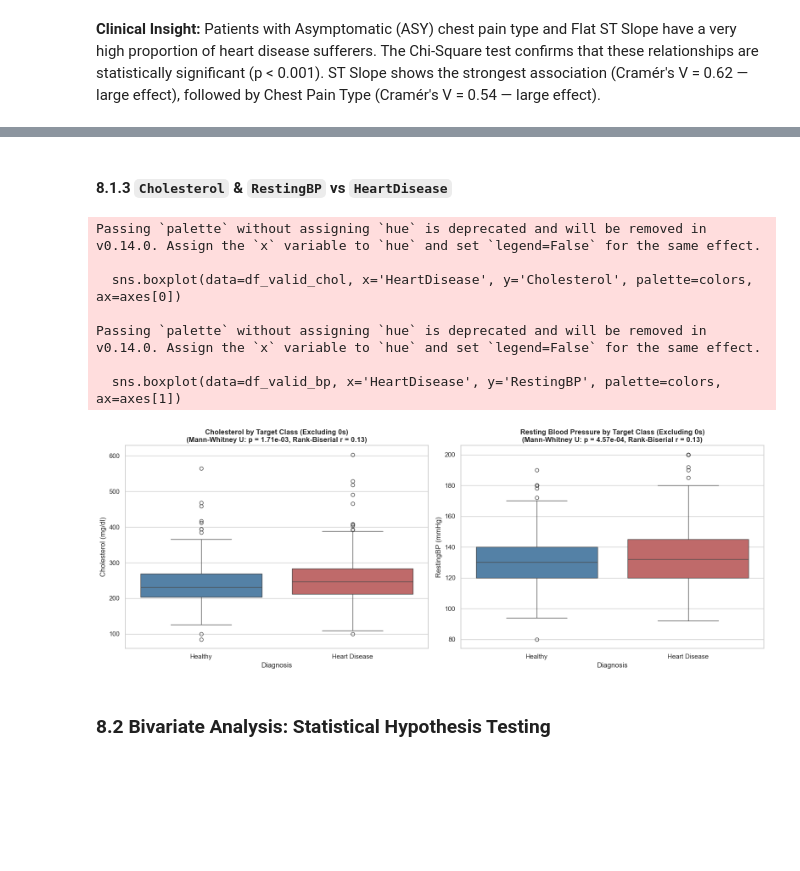
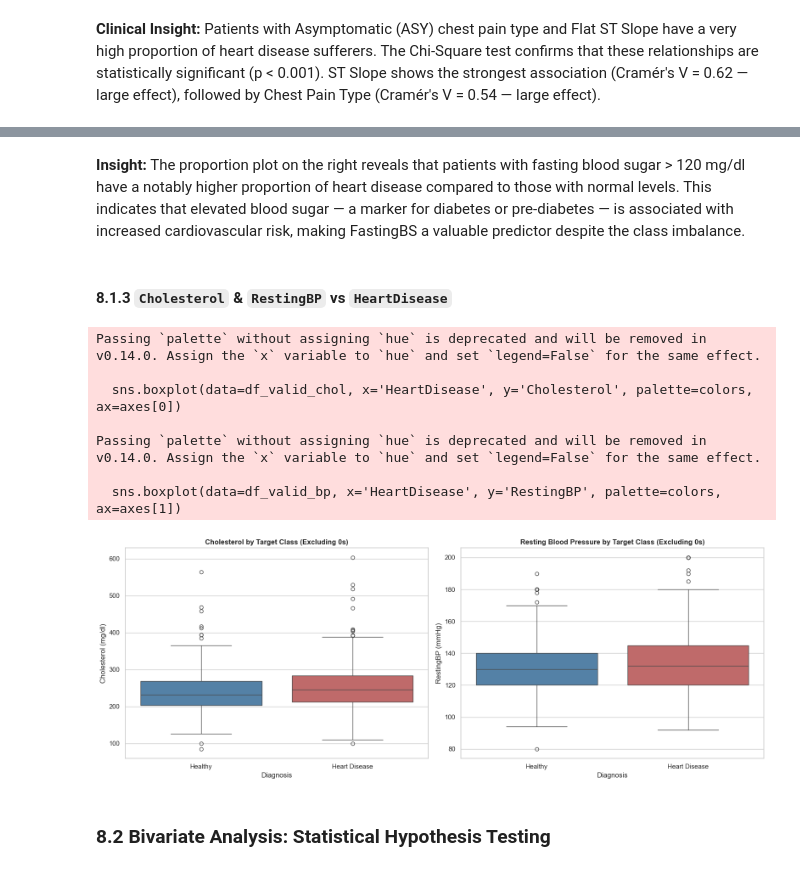
Before and after one commit to NFP-05/heart-disease-prediction, a Jupyter notebook: notebooks/EDA_Heart_Disease.ipynb, the cells around one changed output, grey strips where cells are left out. Cells and saved outputs as stored; diff of their text form; code cells hidden in the pictures; blank space fills up the shorter version.

```diff
--- a/notebooks/EDA_Heart_Disease.ipynb
+++ b/notebooks/EDA_Heart_Disease.ipynb
@@ -684,39 +538,39 @@ KeyError: ['HR_Ratio']
+# %% [markdown]
+**Insight:** The proportion plot on the right reveals that patients with fasting blood sugar > 120 mg/dl have a notably higher proportion of heart disease compared to those with normal levels. This indicates that elevated blood sugar — a marker for diabetes or pre-diabetes — is associated with increased cardiovascular risk, making FastingBS a valuable predictor despite the class imbalance.
 # %% [markdown]
 #### 8.1.3 `Cholesterol` & `RestingBP` vs `HeartDisease`
 # %%
 fig, axes = plt.subplots(1, 2, figsize=(16, 6))
 
 # Filter out 0 values for Cholesterol and RestingBP to avoid bias in visualization
 df_valid_chol = df[df['Cholesterol'] > 0]
 df_valid_bp = df[df['RestingBP'] > 0]
 
-# Boxplot Cholesterol vs Heart Disease (Filtered)
-p_chol, test_chol, eff_chol = analyze_numerical_feature(df, 'Cholesterol')
+# Boxplot Cholesterol vs Heart Disease
 sns.boxplot(data=df_valid_chol, x='HeartDisease', y='Cholesterol', palette=colors, ax=axes[0])
 axes[0].set_xticklabels(['Healthy', 'Heart Disease'])
-axes[0].set_title(f'Cholesterol by Target Class (Excluding 0s)\n({test_chol}: p = {p_chol:.2e}, {eff_chol})', fontsize=12, fontweight='bold')
+axes[0].set_title(f'Cholesterol by Target Class (Excluding 0s)', fontsize=12, fontweight='bold')
 axes[0].set_xlabel('Diagnosis')
 axes[0].set_ylabel('Cholesterol (mg/dl)')
 
 # Boxplot RestingBP vs Heart Disease (Filtered)
-p_bp, test_bp, eff_bp = analyze_numerical_feature(df, 'RestingBP')
 sns.boxplot(data=df_valid_bp, x='HeartDisease', y='RestingBP', palette=colors, ax=axes[1])
 axes[1].set_xticklabels(['Healthy', 'Heart Disease'])
-axes[1].set_title(f'Resting Blood Pressure by Target Class (Excluding 0s)\n({test_bp}: p = {p_bp:.2e}, {eff_bp})', fontsize=12, fontweight='bold')
+axes[1].set_title(f'Resting Blood Pressure by Target Class (Excluding 0s)', fontsize=12, fontweight='bold')
 axes[1].set_xlabel('Diagnosis')
 axes[1].set_ylabel('RestingBP (mmHg)')
 
 plt.tight_layout()
 plt.show()
 # %% [output]
 Passing `palette` without assigning `hue` is deprecated and will be removed in v0.14.0. Assign the `x` variable to `hue` and set `legend=False` for the same effect.
 
   sns.boxplot(data=df_valid_chol, x='HeartDisease', y='Cholesterol', palette=colors, ax=axes[0])
 
 Passing `palette` without assigning `hue` is deprecated and will be removed in v0.14.0. Assign the `x` variable to `hue` and set `legend=False` for the same effect.
 
   sns.boxplot(data=df_valid_bp, x='HeartDisease', y='RestingBP', palette=colors, ax=axes[1])
-[figure, old version]
+[figure, new version]
 # %% [markdown]
 ### 8.2 Bivariate Analysis: Statistical Hypothesis Testing
 # %% [markdown]
```
Also changed, not shown: parts of 21 cells of this notebook.
